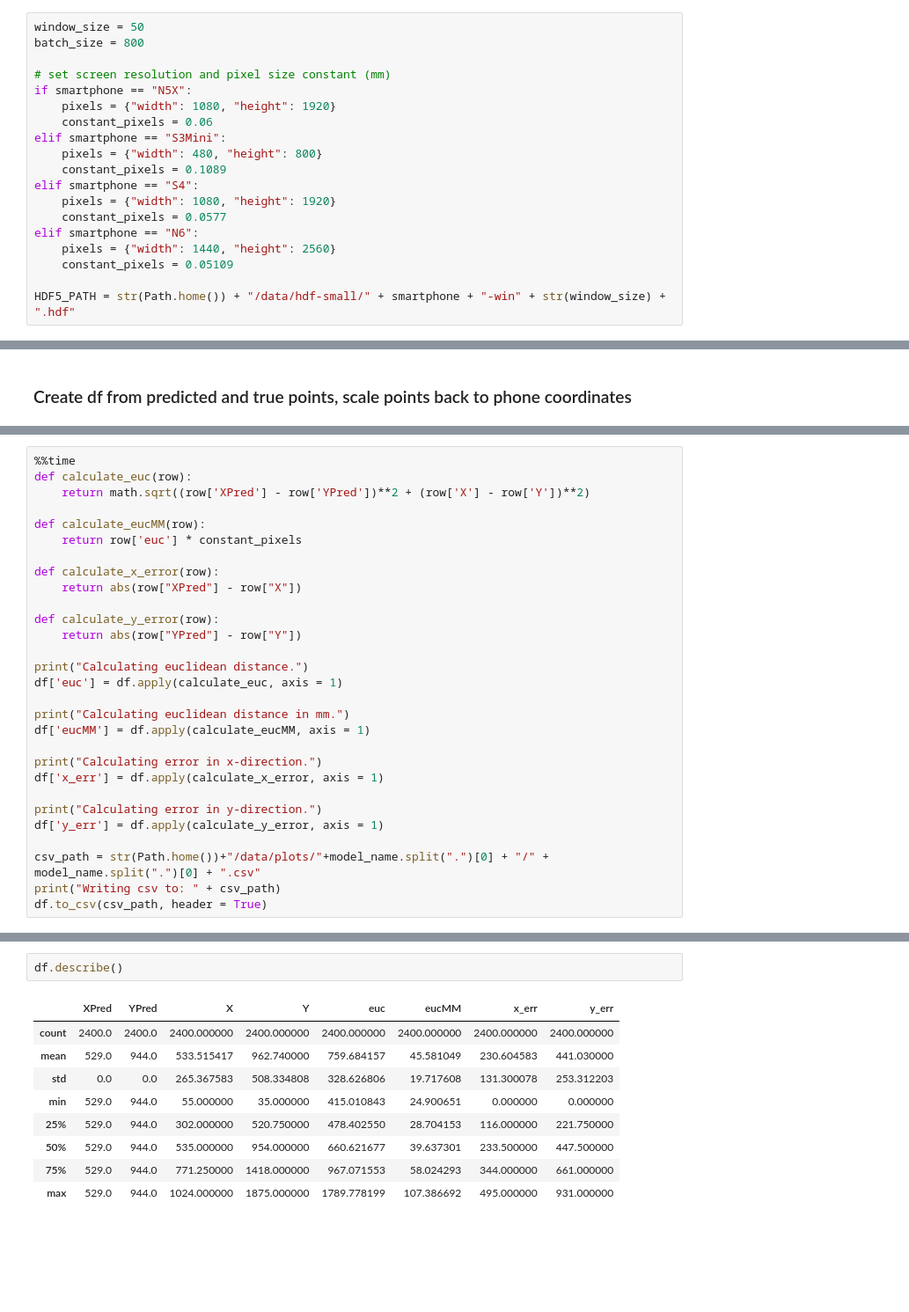
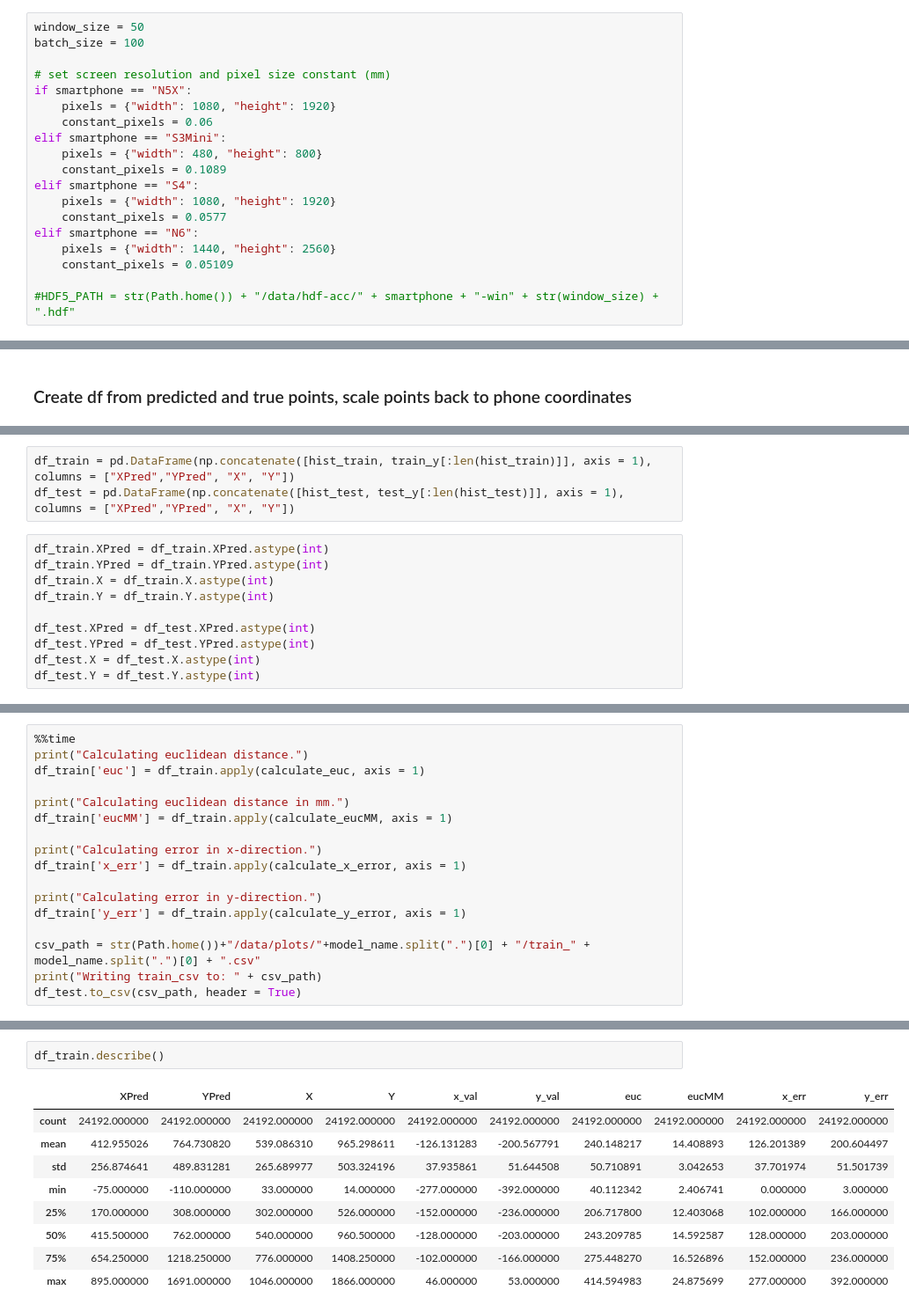
Before and after one commit to Stunkymonkey/fapra-imu, a Jupyter notebook: keras/03_model-predict.ipynb, the cells around one changed output, grey strips where cells are left out. Shown at 88% size. Cells and saved outputs as stored; diff of their text form; blank space fills up the shorter version.

```diff
--- a/keras/03_model-predict.ipynb
+++ b/keras/03_model-predict.ipynb
@@ -83,6 +86,6 @@ Making directory: /home/beneste/data/plots/IMU_N5X_20190121_225302
 # %%
 window_size = 50
-batch_size = 800
+batch_size = 100
 
 # set screen resolution and pixel size constant (mm)
 if smartphone == "N5X":
@@ -98,4 +101,4 @@ elif smartphone == "N6":
     pixels = {"width": 1440, "height": 2560}
     constant_pixels = 0.05109
 
-HDF5_PATH = str(Path.home()) + "/data/hdf-small/" + smartphone + "-win" + str(window_size) + ".hdf"
+#HDF5_PATH = str(Path.home()) + "/data/hdf-acc/" + smartphone + "-win" + str(window_size) + ".hdf"
@@ -166,0 +145,13 @@ indices = df.ne(df.shift()).apply(lambda x: x.index[x].tolist())
+# %%
+df_train = pd.DataFrame(np.concatenate([hist_train, train_y[:len(hist_train)]], axis = 1), columns = ["XPred","YPred", "X", "Y"])
+df_test = pd.DataFrame(np.concatenate([hist_test, test_y[:len(hist_test)]], axis = 1), columns = ["XPred","YPred", "X", "Y"])
+# %%
+df_train.XPred = df_train.XPred.astype(int)
+df_train.YPred = df_train.YPred.astype(int)
+df_train.X = df_train.X.astype(int)
+df_train.Y = df_train.Y.astype(int)
+
+df_test.XPred = df_test.XPred.astype(int)
+df_test.YPred = df_test.YPred.astype(int)
+df_test.X = df_test.X.astype(int)
+df_test.Y = df_test.Y.astype(int)
@@ -254,32 +347,20 @@ Wall time: 50.5 s
 # %%
 %%time
-def calculate_euc(row):
-    return math.sqrt((row['XPred'] - row['YPred'])**2 + (row['X'] - row['Y'])**2)
-
-def calculate_eucMM(row):
-    return row['euc'] * constant_pixels
-
-def calculate_x_error(row):
-    return abs(row["XPred"] - row["X"])
-
-def calculate_y_error(row):
-    return abs(row["YPred"] - row["Y"])
-
 print("Calculating euclidean distance.")
-df['euc'] = df.apply(calculate_euc, axis = 1)
+df_train['euc'] = df_train.apply(calculate_euc, axis = 1)
 
 print("Calculating euclidean distance in mm.")
-df['eucMM'] = df.apply(calculate_eucMM, axis = 1)
+df_train['eucMM'] = df_train.apply(calculate_eucMM, axis = 1)
 
 print("Calculating error in x-direction.")
-df['x_err'] = df.apply(calculate_x_error, axis = 1)
+df_train['x_err'] = df_train.apply(calculate_x_error, axis = 1)
 
 print("Calculating error in y-direction.")
-df['y_err'] = df.apply(calculate_y_error, axis = 1)
+df_train['y_err'] = df_train.apply(calculate_y_error, axis = 1)
 
-csv_path = str(Path.home())+"/data/plots/"+model_name.split(".")[0] + "/" + model_name.split(".")[0] + ".csv"
-print("Writing csv to: " + csv_path)
-df.to_csv(csv_path, header = True)
+csv_path = str(Path.home())+"/data/plots/"+model_name.split(".")[0] + "/train_" + model_name.split(".")[0] + ".csv"
+print("Writing train_csv to: " + csv_path)
+df_test.to_csv(csv_path, header = True)
 # %% [output]
 Calculating euclidean distance.
 Calculating euclidean distance in mm.
@@ -291,12 +372,12 @@ Wall time: 550 ms
 # %%
-df.describe()
+df_train.describe()
 # %% [output]
-|  | XPred | YPred | X | Y | euc | eucMM | x_err | y_err |
-| count | 2400.0 | 2400.0 | 2400.000000 | 2400.000000 | 2400.000000 | 2400.000000 | 2400.000000 | 2400.000000 |
-| mean | 529.0 | 944.0 | 533.515417 | 962.740000 | 759.684157 | 45.581049 | 230.604583 | 441.030000 |
-| std | 0.0 | 0.0 | 265.367583 | 508.334808 | 328.626806 | 19.717608 | 131.300078 | 253.312203 |
-| min | 529.0 | 944.0 | 55.000000 | 35.000000 | 415.010843 | 24.900651 | 0.000000 | 0.000000 |
-| 25% | 529.0 | 944.0 | 302.000000 | 520.750000 | 478.402550 | 28.704153 | 116.000000 | 221.750000 |
-| 50% | 529.0 | 944.0 | 535.000000 | 954.000000 | 660.621677 | 39.637301 | 233.500000 | 447.500000 |
-| 75% | 529.0 | 944.0 | 771.250000 | 1418.000000 | 967.071553 | 58.024293 | 344.000000 | 661.000000 |
-| max | 529.0 | 944.0 | 1024.000000 | 1875.000000 | 1789.778199 | 107.386692 | 495.000000 | 931.000000 |
+|  | XPred | YPred | X | Y | x_val | y_val | euc | eucMM | x_err | y_err |
+| count | 24192.000000 | 24192.000000 | 24192.000000 | 24192.000000 | 24192.000000 | 24192.000000 | 24192.000000 | 24192.000000 | 24192.000000 | 24192.000000 |
+| mean | 412.955026 | 764.730820 | 539.086310 | 965.298611 | -126.131283 | -200.567791 | 240.148217 | 14.408893 | 126.201389 | 200.604497 |
+| std | 256.874641 | 489.831281 | 265.689977 | 503.324196 | 37.935861 | 51.644508 | 50.710891 | 3.042653 | 37.701974 | 51.501739 |
+| min | -75.000000 | -110.000000 | 33.000000 | 14.000000 | -277.000000 | -392.000000 | 40.112342 | 2.406741 | 0.000000 | 3.000000 |
+| 25% | 170.000000 | 308.000000 | 302.000000 | 526.000000 | -152.000000 | -236.000000 | 206.717800 | 12.403068 | 102.000000 | 166.000000 |
+| 50% | 415.500000 | 762.000000 | 540.000000 | 960.500000 | -128.000000 | -203.000000 | 243.209785 | 14.592587 | 128.000000 | 203.000000 |
+| 75% | 654.250000 | 1218.250000 | 776.000000 | 1408.250000 | -102.000000 | -166.000000 | 275.448270 | 16.526896 | 152.000000 | 236.000000 |
+| max | 895.000000 | 1691.000000 | 1046.000000 | 1866.000000 | 46.000000 | 53.000000 | 414.594983 | 24.875699 | 277.000000 | 392.000000 |
```
Also changed, not shown: parts of 29 cells of this notebook.
